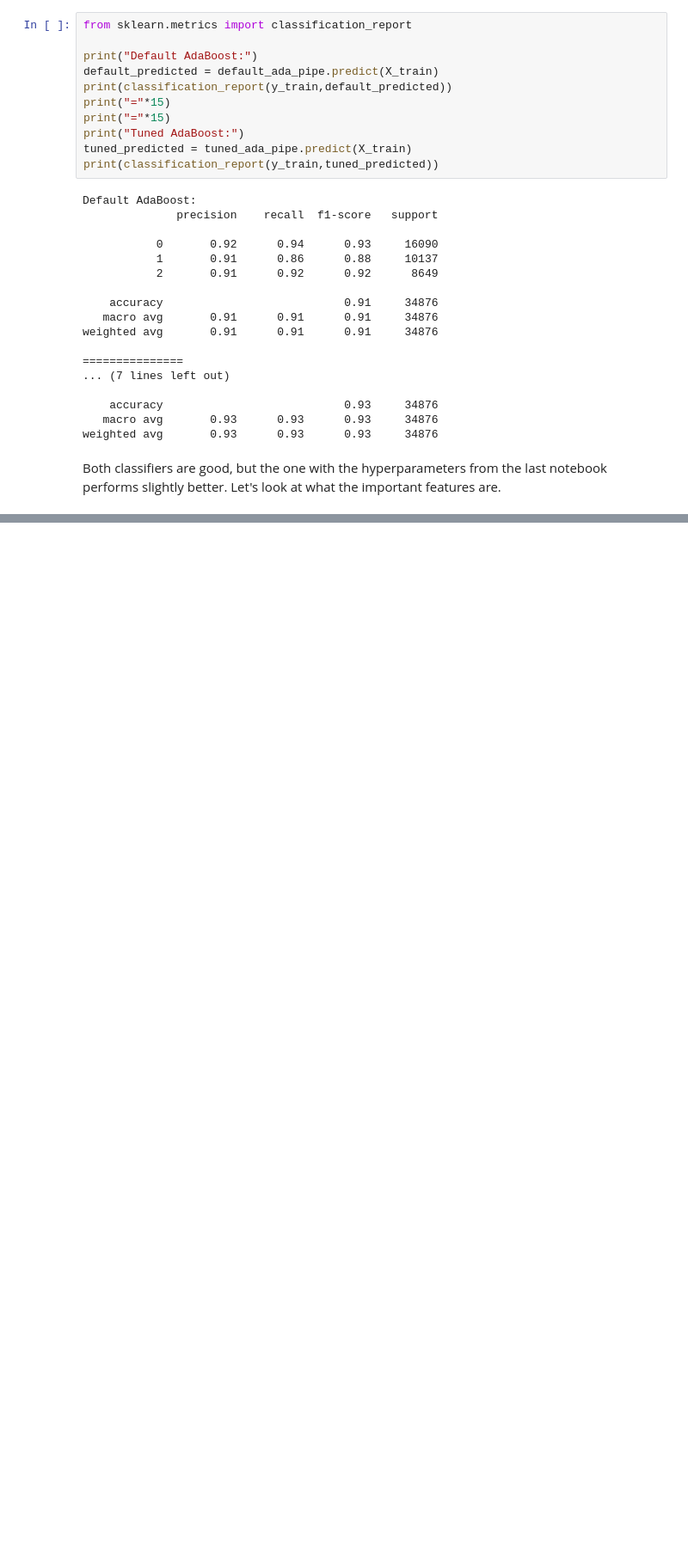
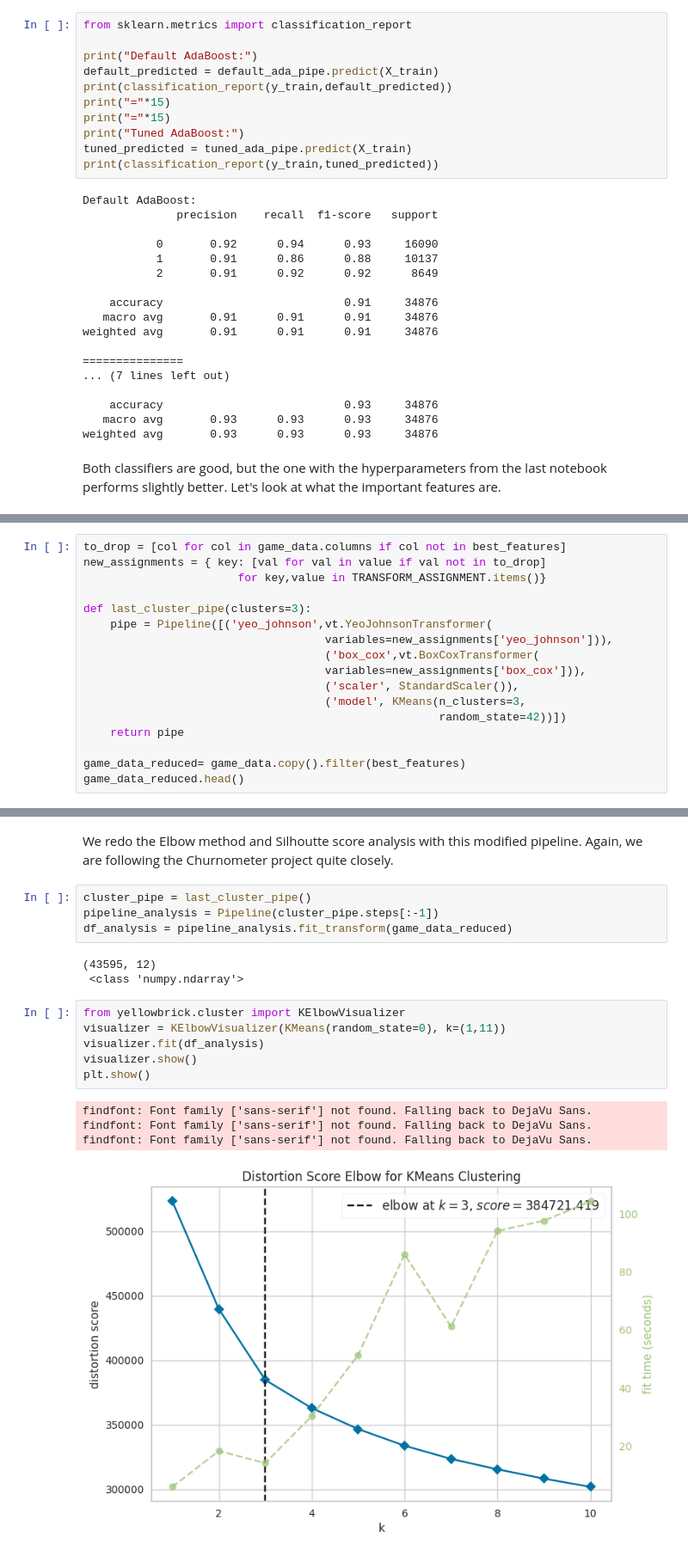
Before and after one commit to smtilson/pp5-ml-dashboard, a Jupyter notebook: jupyter_notebooks/07_Clustering.ipynb, the cells around one changed output, grey strips where cells are left out. Shown at 86% size. Saved outputs shown, nothing was run; the diff lists cells and outputs as text; blank space fills up the shorter version.

```diff
--- a/jupyter_notebooks/07_Clustering.ipynb
+++ b/jupyter_notebooks/07_Clustering.ipynb
@@ -515,0 +630,17 @@ def Clusters_IndividualDescription(EDA_Cluster, cluster, decimal_points):
+# %%
+to_drop = [col for col in game_data.columns if col not in best_features]
+new_assignments = { key: [val for val in value if val not in to_drop]
+                       for key,value in TRANSFORM_ASSIGNMENT.items()}
+
+def last_cluster_pipe(clusters=3):
+    pipe = Pipeline([('yeo_johnson',vt.YeoJohnsonTransformer(
+                                    variables=new_assignments['yeo_johnson'])),
+                                    ('box_cox',vt.BoxCoxTransformer(
+                                    variables=new_assignments['box_cox'])),
+                                    ('scaler', StandardScaler()),
+                                    ('model', KMeans(n_clusters=3,
+                                                     random_state=42))])
+    return pipe
+
+game_data_reduced= game_data.copy().filter(best_features)
+game_data_reduced.head()
@@ -515,0 +655,20 @@ def Clusters_IndividualDescription(EDA_Cluster, cluster, decimal_points):
+# %% [markdown]
+We redo the Elbow method and Silhoutte score analysis with this modified pipeline. Again, we are following the Churnometer project quite closely.
+# %%
+cluster_pipe = last_cluster_pipe()
+pipeline_analysis = Pipeline(cluster_pipe.steps[:-1])
+df_analysis = pipeline_analysis.fit_transform(game_data_reduced)
+# %% [output]
+(43595, 12)
+ <class 'numpy.ndarray'>
+# %%
+from yellowbrick.cluster import KElbowVisualizer
+visualizer = KElbowVisualizer(KMeans(random_state=0), k=(1,11))
+visualizer.fit(df_analysis)
+visualizer.show()
+plt.show()
+# %% [output]
+findfont: Font family ['sans-serif'] not found. Falling back to DejaVu Sans.
+findfont: Font family ['sans-serif'] not found. Falling back to DejaVu Sans.
+findfont: Font family ['sans-serif'] not found. Falling back to DejaVu Sans.
+[figure, added]
```
Also changed, not shown: parts of 28 cells of this notebook.
